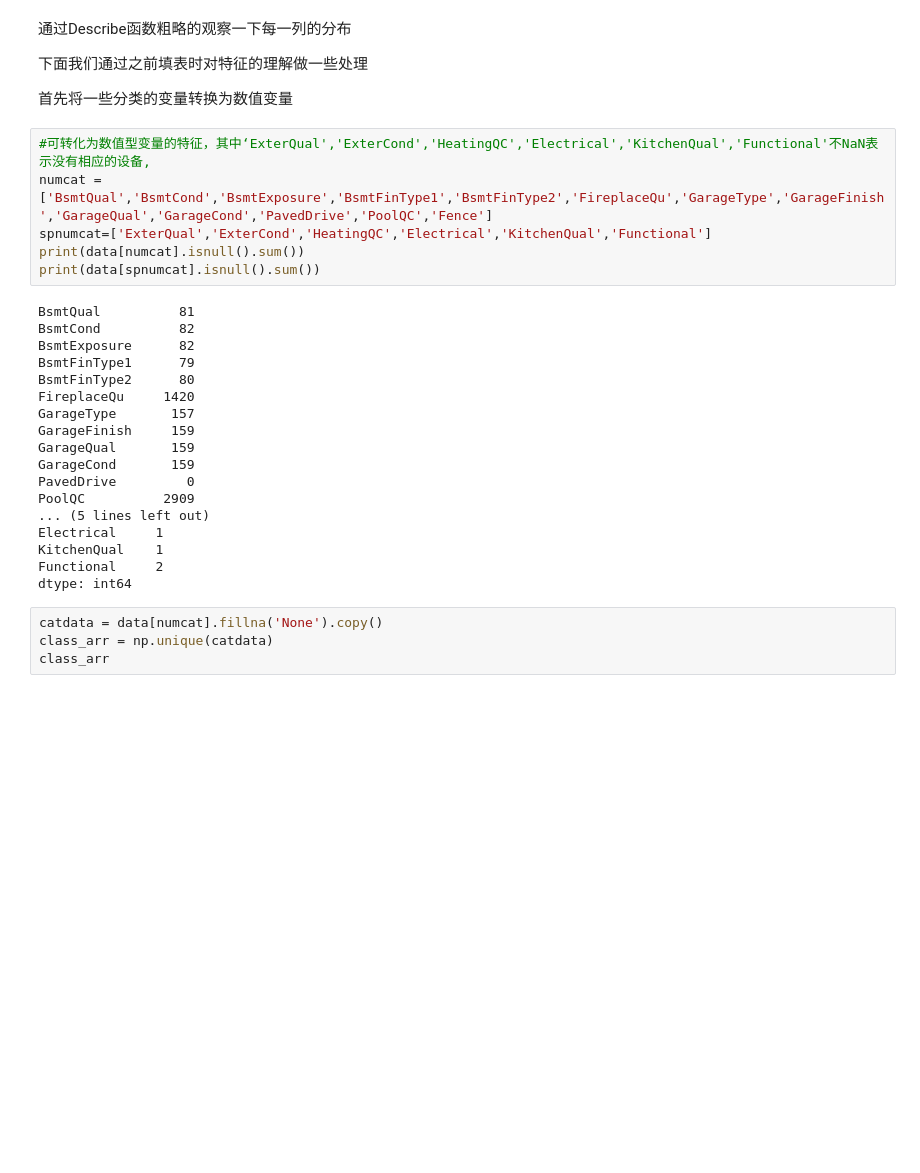
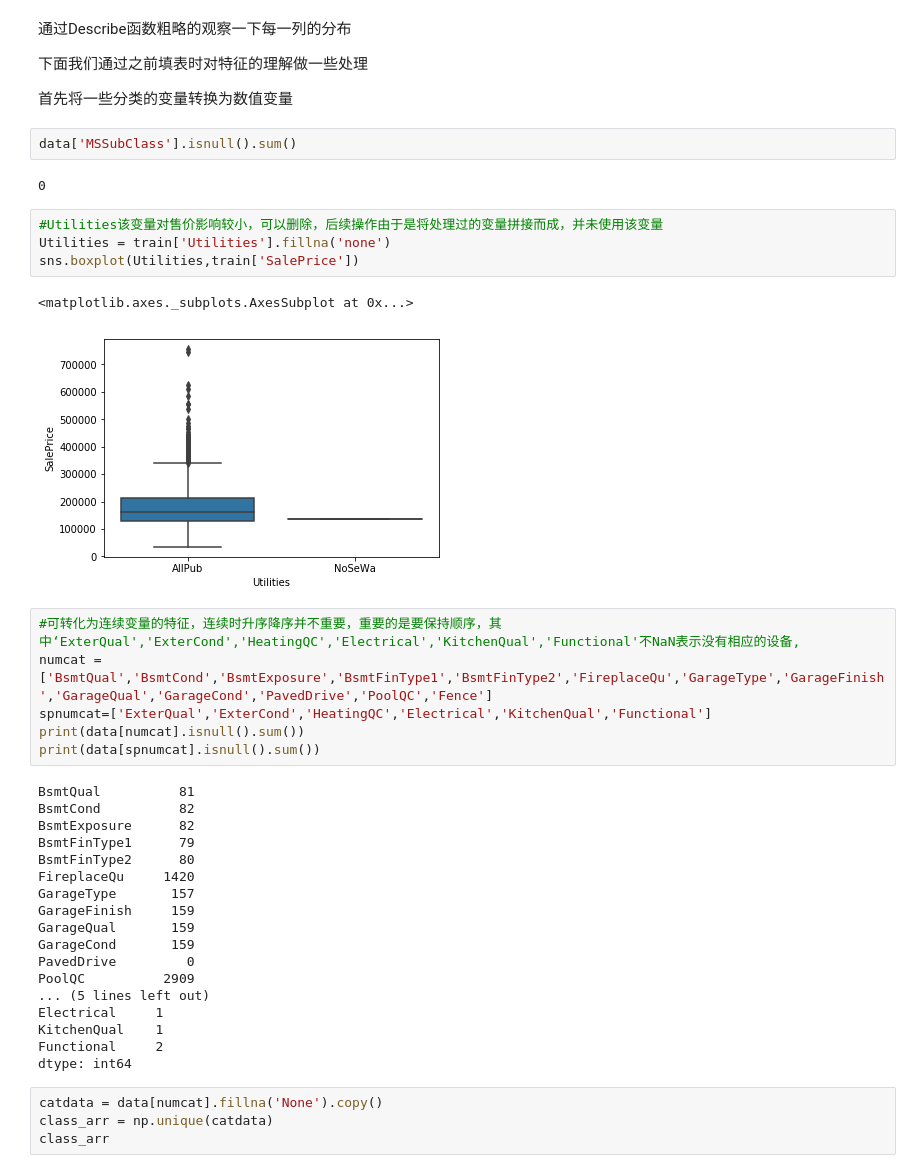
Before and after one commit to Watermelon233/MyKaggle, a Jupyter notebook: predictprice/Kaggle房价预测0到1-改进预测部分.ipynb, the cells around one changed output. Saved outputs shown, nothing was run; the diff lists cells and outputs as text; blank space fills up the shorter version.

```diff
--- a/predictprice/Kaggle房价预测0到1-改进预测部分.ipynb
+++ b/predictprice/Kaggle房价预测0到1-改进预测部分.ipynb
@@ -162,8 +174,19 @@ data.describe()
 下面我们通过之前填表时对特征的理解做一些处理
 
 首先将一些分类的变量转换为数值变量
+# %%
+data['MSSubClass'].isnull().sum()
+# %% [output]
+0
+# %%
+#Utilities该变量对售价影响较小，可以删除，后续操作由于是将处理过的变量拼接而成，并未使用该变量
+Utilities = train['Utilities'].fillna('none')
+sns.boxplot(Utilities,train['SalePrice'])
+# %% [output]
+<matplotlib.axes._subplots.AxesSubplot at 0x...>
+[figure, added]
 # %%
-#可转化为数值型变量的特征，其中‘ExterQual','ExterCond','HeatingQC','Electrical','KitchenQual','Functional'不NaN表示没有相应的设备,
+#可转化为连续变量的特征，连续时升序降序并不重要，重要的是要保持顺序，其中‘ExterQual','ExterCond','HeatingQC','Electrical','KitchenQual','Functional'不NaN表示没有相应的设备,
 numcat = ['BsmtQual','BsmtCond','BsmtExposure','BsmtFinType1','BsmtFinType2','FireplaceQu','GarageType','GarageFinish','GarageQual','GarageCond','PavedDrive','PoolQC','Fence']
 spnumcat=['ExterQual','ExterCond','HeatingQC','Electrical','KitchenQual','Functional']
 print(data[numcat].isnull().sum())
```
Also changed, not shown: parts of 4 cells of this notebook, 6 other files.
